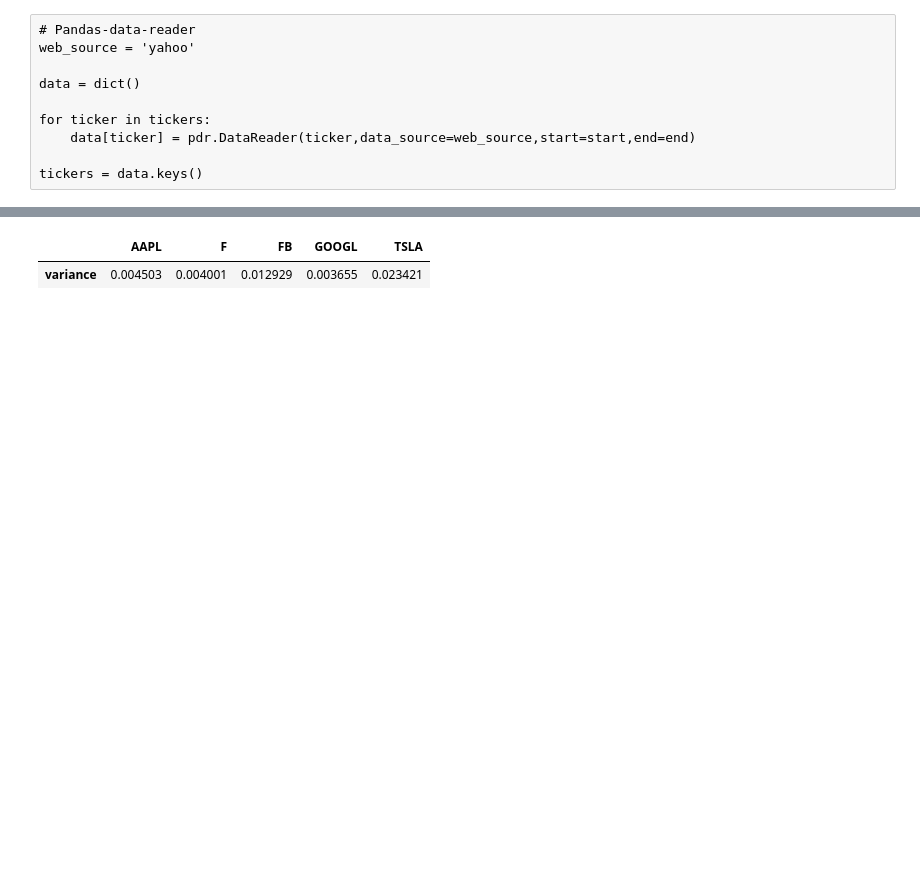
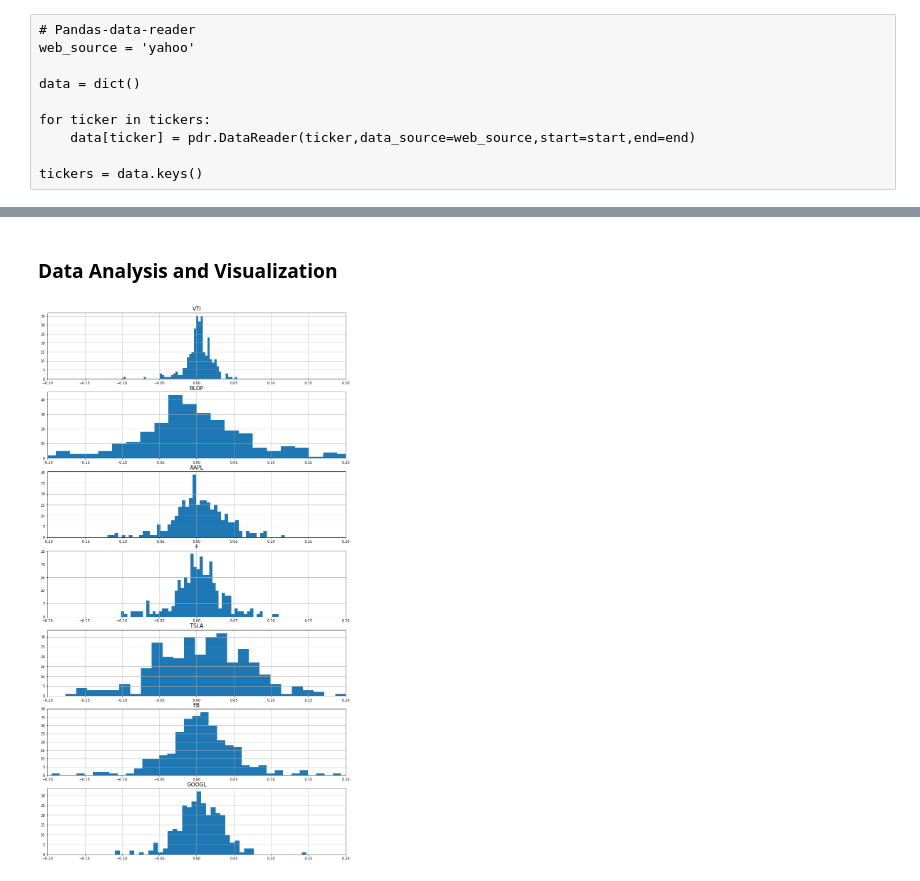
Before and after one commit to qcx201-nyu/portfolio_analysis, a Jupyter notebook: portfolio_analysis.ipynb, the cells around one changed output, grey strips where cells are left out. Cells and saved outputs as stored; diff of their text form; code cells hidden in the pictures; blank space fills up the shorter version.

```diff
--- a/portfolio_analysis.ipynb
+++ b/portfolio_analysis.ipynb
@@ -127,2 +109,10 @@ normalized.plot(figsize=(12,8))
+# %%
+prices = merge_prices(av_data,price_key)
+# %%
+rsmps = ['W','Q','M','A']
+# %%
+returns_data = {'D':prices.pct_change().iloc[1:]}
+for rp in rsmps:
+    returns_data[rp] = prices.resample(rp).first().pct_change().iloc[1:]
 # %%
 # Set default returns series
@@ -130,5 +120,0 @@ global_returns = m_returns
-# %%
-pd.DataFrame(global_returns.var().to_dict(),index=['variance'])
-# %% [output]
-|  | AAPL | F | FB | GOOGL | TSLA |
-| variance | 0.004503 | 0.004001 | 0.012929 | 0.003655 | 0.023421 |
@@ -134,0 +131,26 @@ pd.DataFrame(global_returns.var().to_dict(),index=['variance'])
+# %% [markdown]
+### Data Analysis and Visualization
+# %%
+# Returns Histograms
+
+fig, ax = plt.subplots(nrows = len(tickers),ncols=1,
+                       figsize=(15,len(tickers)*4))
+
+min_std = global_returns.min().std()
+min_mean = global_returns.min().mean()
+max_std = global_returns.max().std()
+max_mean = global_returns.max().mean()
+
+for i in range(len(tickers)):
+    min_sigma = abs(global_returns[tickers[i]].min() - min_mean) / min_std
+    max_sigma = abs(global_returns[tickers[i]].max() - max_mean) / max_std
+
+    if max_sigma < 1.5 or min_sigma < 1.5:
+        global_returns[tickers[i]].hist(bins = 50,ax=ax[i])
+        ax[i].set_title(tickers[i],fontsize=15)
+        ax[i].set_xlim(-.2,.2)
+    else:
+        global_returns[tickers[i]].hist(bins = 50,ax=ax[i])
+        ax[i].set_title(tickers[i]+' (unique x-scale)',fontsize=15)
+# %% [output]
+[figure, added]
```
Also changed, not shown: parts of 45 cells of this notebook.
